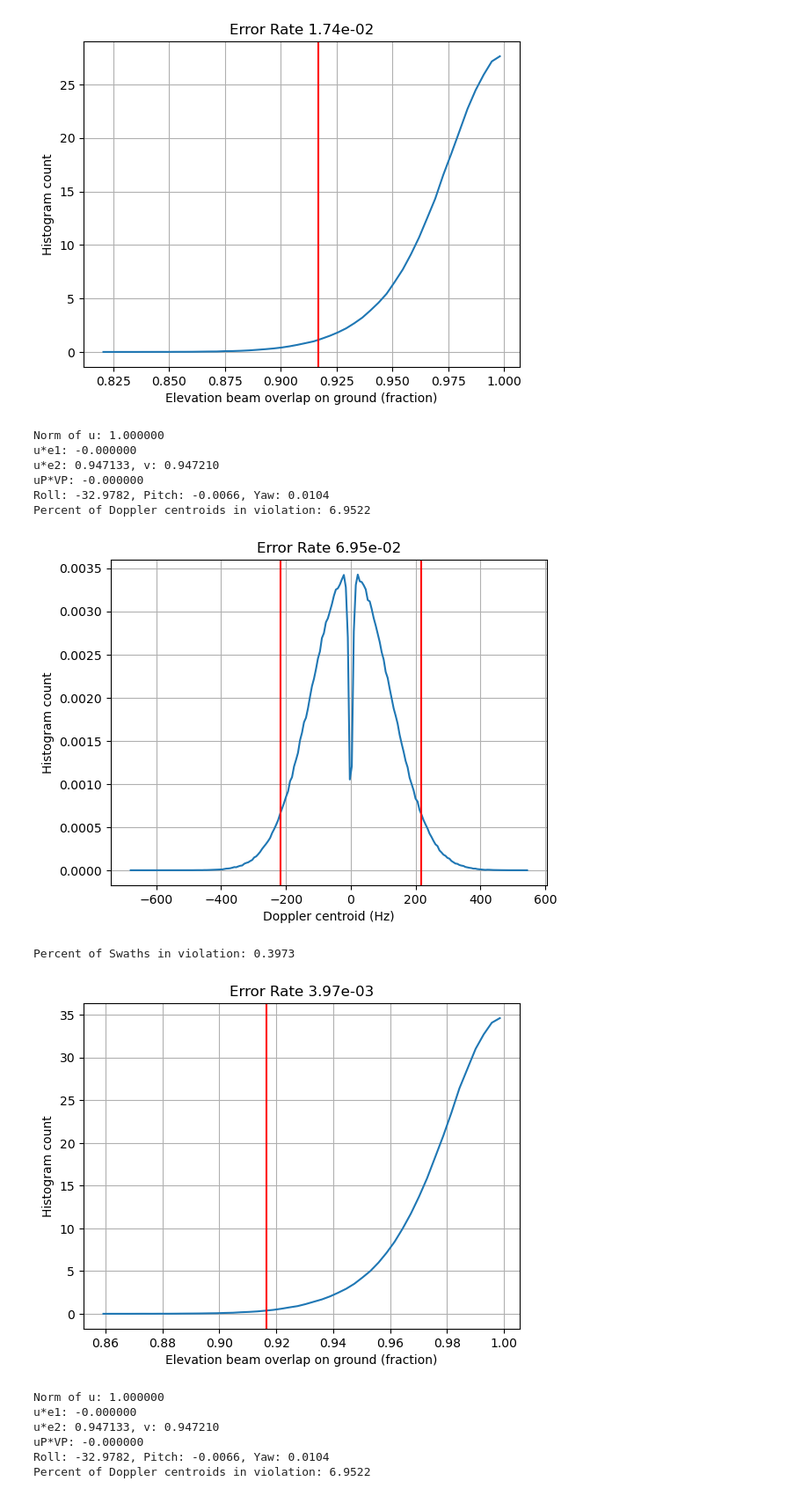
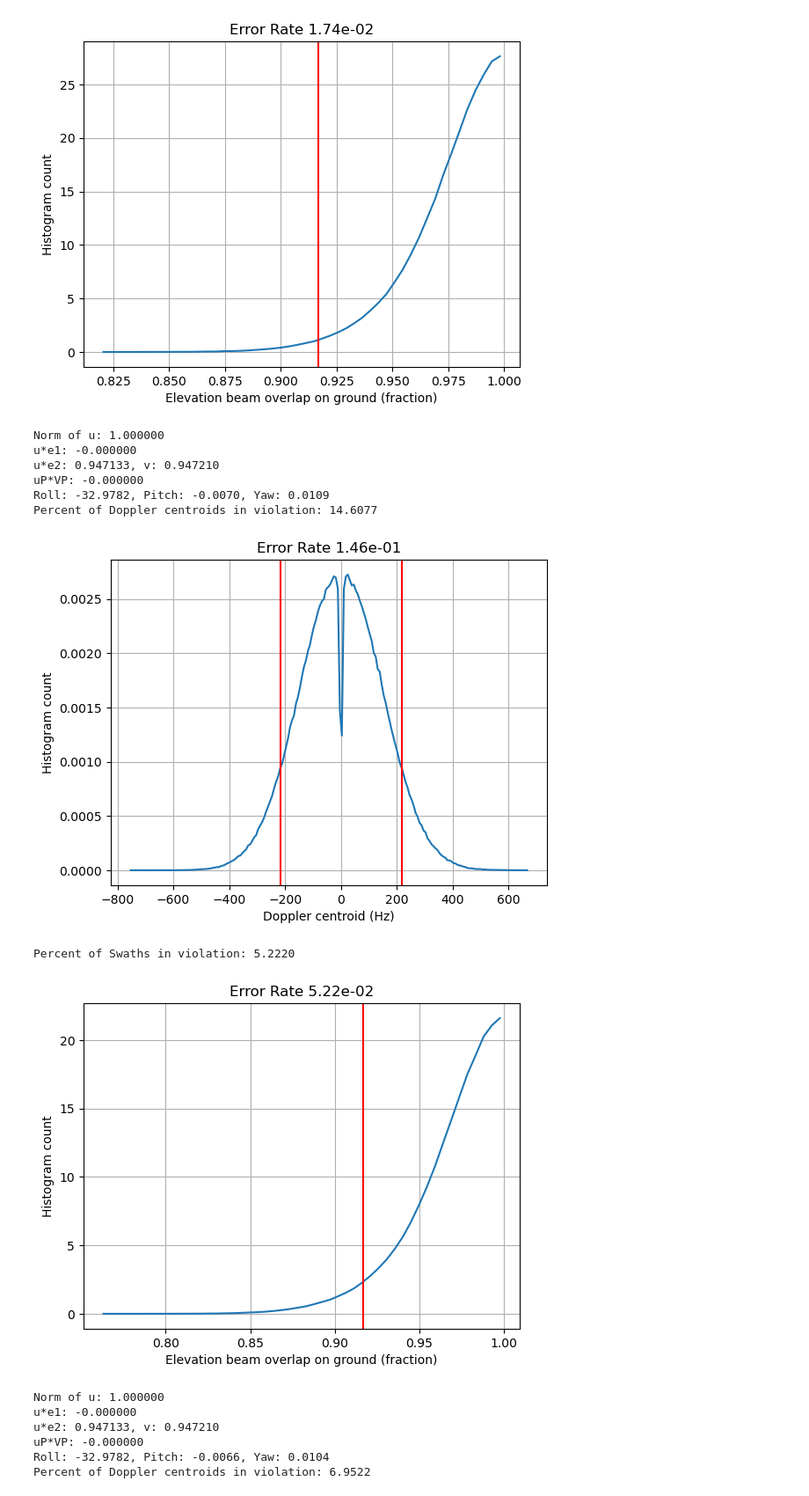
Before and after one commit to sikaneta/sarsim, a Jupyter notebook: radar/orbit/vensar_testsFixedJPLInputRequirement.ipynb, the cells around one changed output. Shown at 88% size. Saved outputs shown, nothing was run; the diff lists cells and outputs as text; code cells hidden in the pictures.

```diff
--- a/radar/orbit/vensar_testsFixedJPLInputRequirement.ipynb
+++ b/radar/orbit/vensar_testsFixedJPLInputRequirement.ipynb
@@ -110,58 +110,77 @@ Percent of Doppler centroids in violation: 22.0392
 Percent of Swaths in violation: 1.7373
 [figure]
 # %%
+X = mysvs[0]
 """ Define the covariances for Thales Alenia Space data """
 covariancesESOCTwoDay = {
     "description": "Covariance matrix errors for TAS consortium",
     "spacecraft": {
-        "description": "Errors in the orienting the spacecraft. These in include star-tracker error, TED, actuator error, e.t.c.",
+        "description": """Errors in the orienting the spacecraft.
+                          These in include star-tracker error, TED, actuator error,
+                          e.t.c.""",
         "referenceVariables": "RollPitchYaw",
         "units": "radians",
-        "R": ((np.diag([1.05e-3, 0.41e-3, 0.42e-3])/2)**2).tolist()
+        "R": ((np.diag([12.0e-3, 0.01e-3, 0.01e-3])/2)**2).tolist()
         },
     "instrument": {
-        "description": """Errors marked as TED. These are assumed to arise from instrument TEDs. It is assumed there are no other instrument errors.""",
+        "description": """Errors marked as TED.
+                          These are assumed to arise from instrument TEDs.
+                          It is assumed there are no other instrument errors.
+                          These values from !RequirementSummary of
+                          VenSAR_Pointing_Requirements_Table_v5.0.xlsx
+                          Note that these come from a pointing requirement and
+                          not from CBEs. The CBEs are about 10 percent lower.""",
         "referenceVariables": "RollPitchYaw",
         "units": "radians",
-        #"R": ((np.diag([3.288e-3, 1.61e-3, 2.30e-3])/2)**2).tolist(),
-        "R": ((np.diag([1.644e-3, 0.805e-3, 1.15e-3])/2)**2).tolist()
+        "R": ((np.diag([2.39e-3, 0.72e-3, 0.85e-3])/2)**2).tolist()
         },
     "orbitVelocity": {
-        "description": "Errors in the orbit velocity vector",
-        "referenceVariables": "VxVyVz",
+        "description": """Errors in the orbit velocity vector. Although ESOC
+                          covariance analysis includes a velocity error, these
+                          are highly correlated with position error. Only a small
+                          component of the velocity error that lies out-of-plane
+                          survives.
+                          Data from:
+                          EnVision_Covariance_Analysis_Science_Orbit_20230411.pptx""",
+        "referenceVariables": "VtVcVn",
         "units": "m/s",
-        "R": ((np.diag([0.4, 0.4, 0.4])/2)**2).tolist()
+        "R": ((np.diag([0.337, 0.951, 13.84])/3)**2).tolist()
         },
     "orbitAlongTrack": {
-        "description": "Error in the orbit time (error in orbit angle)",
+        "description": """Error in the orbit time (error in orbit angle).
+                          These values from the orbit prediction covariance
+                          analysis performed by ESOC.
+                          EnVision_Covariance_Analysis_Science_Orbit_20230411.xlsx""",
         "referenceVariables": "t",
         "units": "s",
-        "R": (1.1/2)**2
+        "R": (12161/3)**2/np.linalg.norm(X[3:])**2
         },
     "orbitAcrossTrack": {
-        "description": "Error in the orbit across track position (orbit tube)",
+        "description": """Error in the orbit across track position (orbit tube c and n)
+                          Data from covariance analysis performed by ESOC
+                          EnVision_Covariance_Analysis_Science_Orbit_20230411.pptx""",
         "referenceVariables": "dX",
         "units": "m",
-        "R": (np.diag([(600/2)**2, (850/2)**2])).tolist()
+        "R": (np.diag([(847/3)**2, (153/3)**2])).tolist()
         }
     }
 
-res = eSim.simulateError(mysvs[0],
+res = eSim.simulateError(X,
                          off_nadir,
                          covariancesESOCTwoDay,
                          dopErrThreshold = 1/12,
                          eleErrThreshold = 1/12,
                          loglevel=3)
 # %% [output]
 Norm of u: 1.000000
 u*e1: -0.000000
 u*e2: 0.947133, v: 0.947210
 uP*VP: -0.000000
-Roll: -32.9782, Pitch: -0.0066, Yaw: 0.0104
-Percent of Doppler centroids in violation: 6.9522
+Roll: -32.9782, Pitch: -0.0070, Yaw: 0.0109
+Percent of Doppler centroids in violation: 14.6077
-[figure, old version]
+[figure, new version]
-Percent of Swaths in violation: 0.3973
+Percent of Swaths in violation: 5.2220
-[figure, old version]
+[figure, new version]
 # %%
 """ Define the covariances for Thales Alenia Space data """
 covariancesTAS = {
```
Also changed, not shown: 10 other files.
